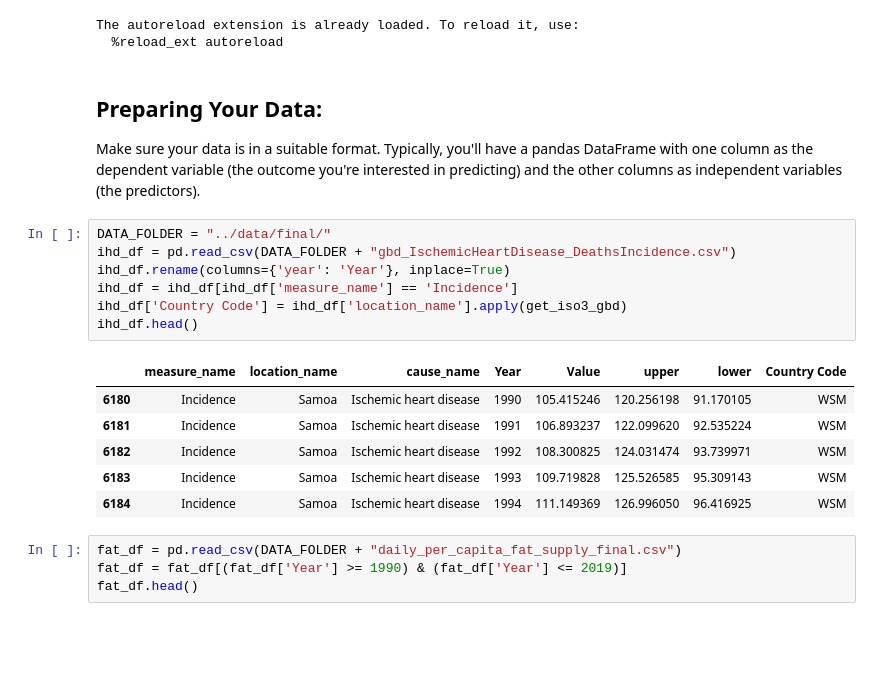
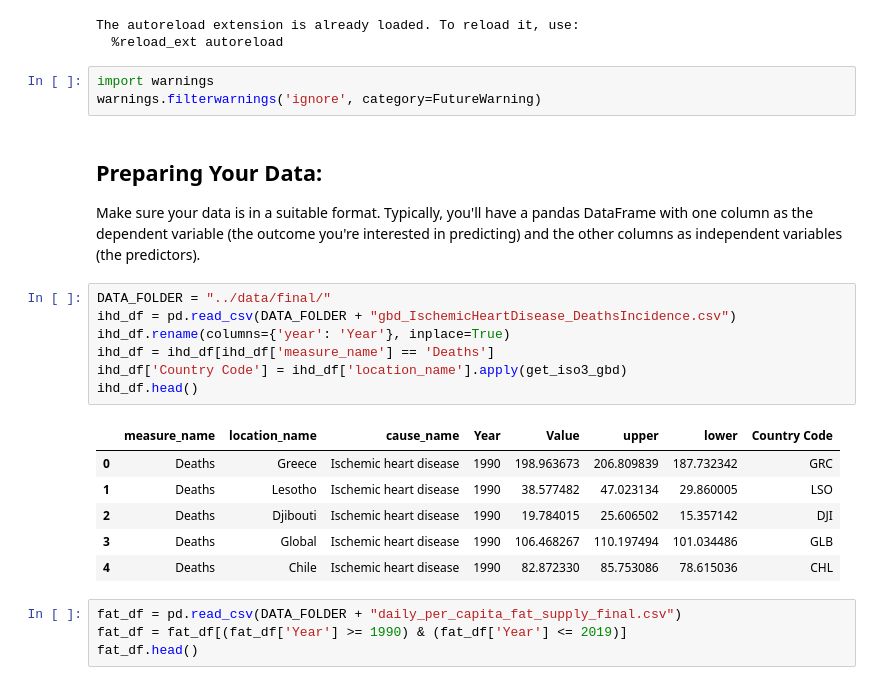
Before and after one commit to sykoravojtech/IHD_germany_2024, a Jupyter notebook: exp/exp_DK_002_MultivarLinReg.ipynb, the cells around one changed output. Drawn from its saved outputs; the diff is of its cells as text; blank space fills up the shorter version.

```diff
--- a/exp/exp_DK_002_MultivarLinReg.ipynb
+++ b/exp/exp_DK_002_MultivarLinReg.ipynb
@@ -17,23 +17,26 @@ from src.utils import *
 # %% [output]
 The autoreload extension is already loaded. To reload it, use:
   %reload_ext autoreload
+# %%
+import warnings
+warnings.filterwarnings('ignore', category=FutureWarning)
 # %% [markdown]
 ## Preparing Your Data:
 Make sure your data is in a suitable format. Typically, you'll have a pandas DataFrame with one column as the dependent variable (the outcome you're interested in predicting) and the other columns as independent variables (the predictors).
 # %%
 DATA_FOLDER = "../data/final/"
 ihd_df = pd.read_csv(DATA_FOLDER + "gbd_IschemicHeartDisease_DeathsIncidence.csv")
 ihd_df.rename(columns={'year': 'Year'}, inplace=True)
-ihd_df = ihd_df[ihd_df['measure_name'] == 'Incidence']
+ihd_df = ihd_df[ihd_df['measure_name'] == 'Deaths']
 ihd_df['Country Code'] = ihd_df['location_name'].apply(get_iso3_gbd)
 ihd_df.head()
 # %% [output]
 |  | measure_name | location_name | cause_name | Year | Value | upper | lower | Country Code |
-| 6180 | Incidence | Samoa | Ischemic heart disease | 1990 | 105.415246 | 120.256198 | 91.170105 | WSM |
-| 6181 | Incidence | Samoa | Ischemic heart disease | 1991 | 106.893237 | 122.099620 | 92.535224 | WSM |
-| 6182 | Incidence | Samoa | Ischemic heart disease | 1992 | 108.300825 | 124.031474 | 93.739971 | WSM |
-| 6183 | Incidence | Samoa | Ischemic heart disease | 1993 | 109.719828 | 125.526585 | 95.309143 | WSM |
-| 6184 | Incidence | Samoa | Ischemic heart disease | 1994 | 111.149369 | 126.996050 | 96.416925 | WSM |
+| 0 | Deaths | Greece | Ischemic heart disease | 1990 | 198.963673 | 206.809839 | 187.732342 | GRC |
+| 1 | Deaths | Lesotho | Ischemic heart disease | 1990 | 38.577482 | 47.023134 | 29.860005 | LSO |
+| 2 | Deaths | Djibouti | Ischemic heart disease | 1990 | 19.784015 | 25.606502 | 15.357142 | DJI |
+| 3 | Deaths | Global | Ischemic heart disease | 1990 | 106.468267 | 110.197494 | 101.034486 | GLB |
+| 4 | Deaths | Chile | Ischemic heart disease | 1990 | 82.872330 | 85.753086 | 78.615036 | CHL |
 # %%
 fat_df = pd.read_csv(DATA_FOLDER + "daily_per_capita_fat_supply_final.csv")
 fat_df = fat_df[(fat_df['Year'] >= 1990) & (fat_df['Year'] <= 2019)]
```
Also changed, not shown: parts of 11 cells of this notebook.
